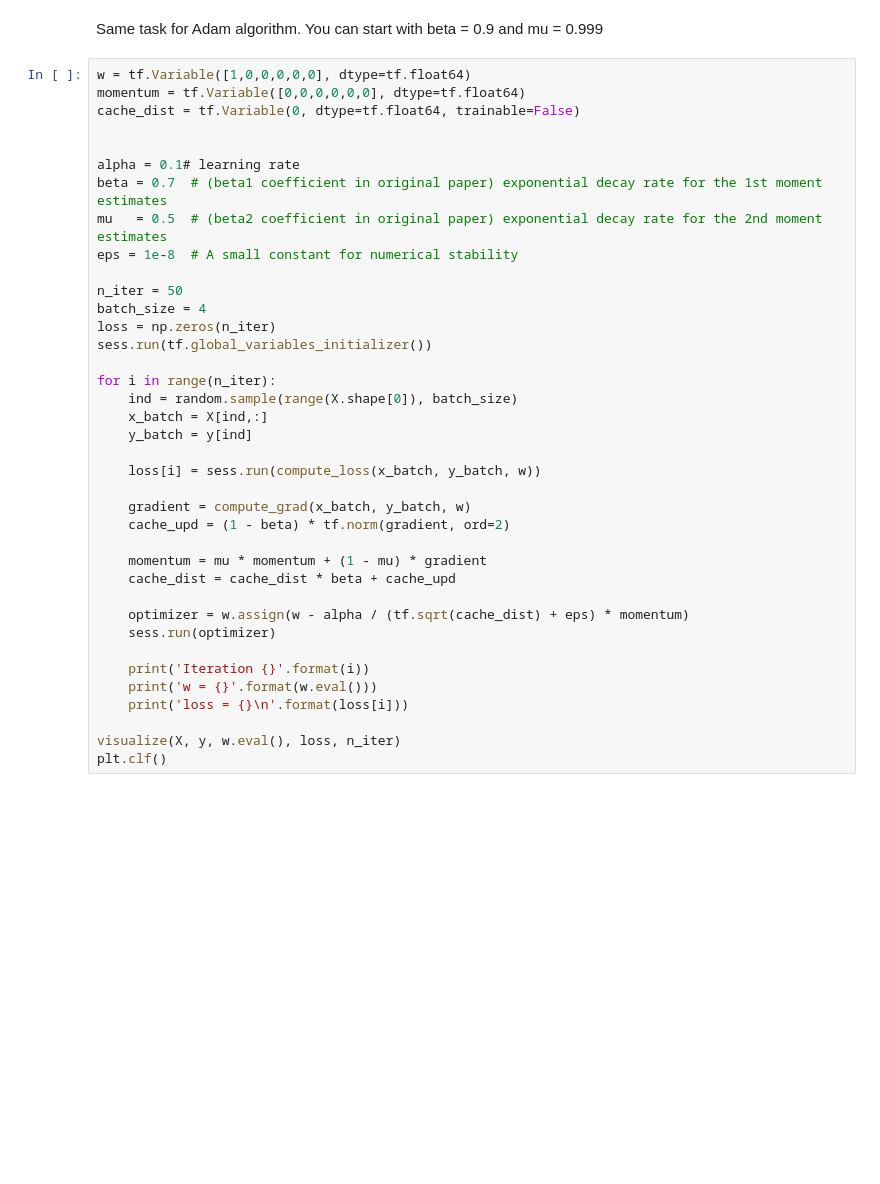
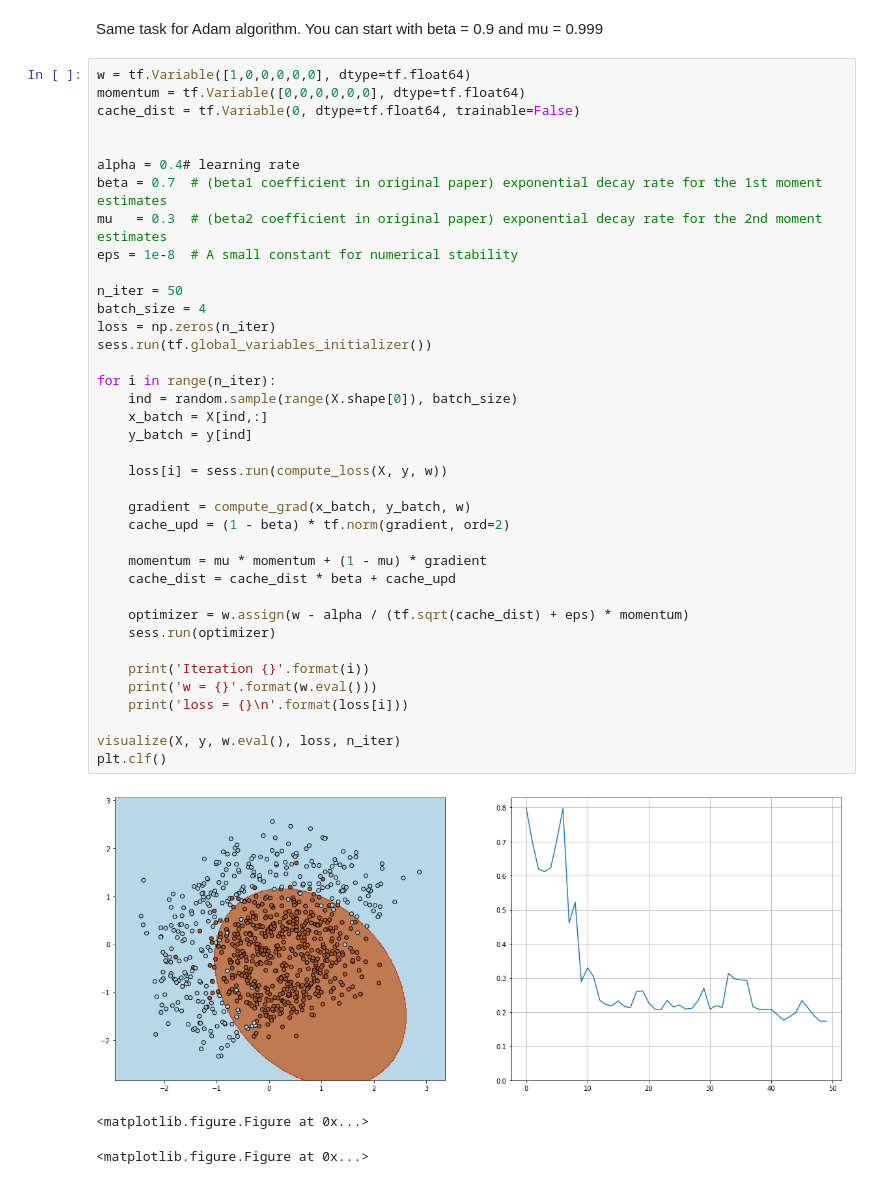
Before and after one commit to ItsLastDay/au_dl_course, a Jupyter notebook: seminar_2/task_1.ipynb, the cells around one changed output. Saved outputs shown, nothing was run; the diff lists cells and outputs as text; blank space fills up the shorter version.

```diff
--- a/seminar_2/task_1.ipynb
+++ b/seminar_2/task_1.ipynb
@@ -340,35 +342,39 @@ momentum = tf.Variable([0,0,0,0,0,0], dtype=tf.float64)
 cache_dist = tf.Variable(0, dtype=tf.float64, trainable=False)
 
 
-alpha = 0.1# learning rate
+alpha = 0.4# learning rate
 beta = 0.7  # (beta1 coefficient in original paper) exponential decay rate for the 1st moment estimates
-mu   = 0.5  # (beta2 coefficient in original paper) exponential decay rate for the 2nd moment estimates
+mu   = 0.3  # (beta2 coefficient in original paper) exponential decay rate for the 2nd moment estimates
 eps = 1e-8  # A small constant for numerical stability
 
 n_iter = 50
 batch_size = 4
 loss = np.zeros(n_iter)
 sess.run(tf.global_variables_initializer())
 
 for i in range(n_iter):
     ind = random.sample(range(X.shape[0]), batch_size)
     x_batch = X[ind,:]
     y_batch = y[ind]
 
-    loss[i] = sess.run(compute_loss(x_batch, y_batch, w))
+    loss[i] = sess.run(compute_loss(X, y, w))
 
     gradient = compute_grad(x_batch, y_batch, w)
     cache_upd = (1 - beta) * tf.norm(gradient, ord=2)
 
     momentum = mu * momentum + (1 - mu) * gradient
     cache_dist = cache_dist * beta + cache_upd
 
     optimizer = w.assign(w - alpha / (tf.sqrt(cache_dist) + eps) * momentum)
     sess.run(optimizer)
 
     print('Iteration {}'.format(i))
     print('w = {}'.format(w.eval()))
     print('loss = {}\n'.format(loss[i]))
 
 visualize(X, y, w.eval(), loss, n_iter)
 plt.clf()
+# %% [output]
+[figure, added]
+<matplotlib.figure.Figure at 0x...>
+<matplotlib.figure.Figure at 0x...>
```
Also changed, not shown: parts of 11 cells of this notebook.
